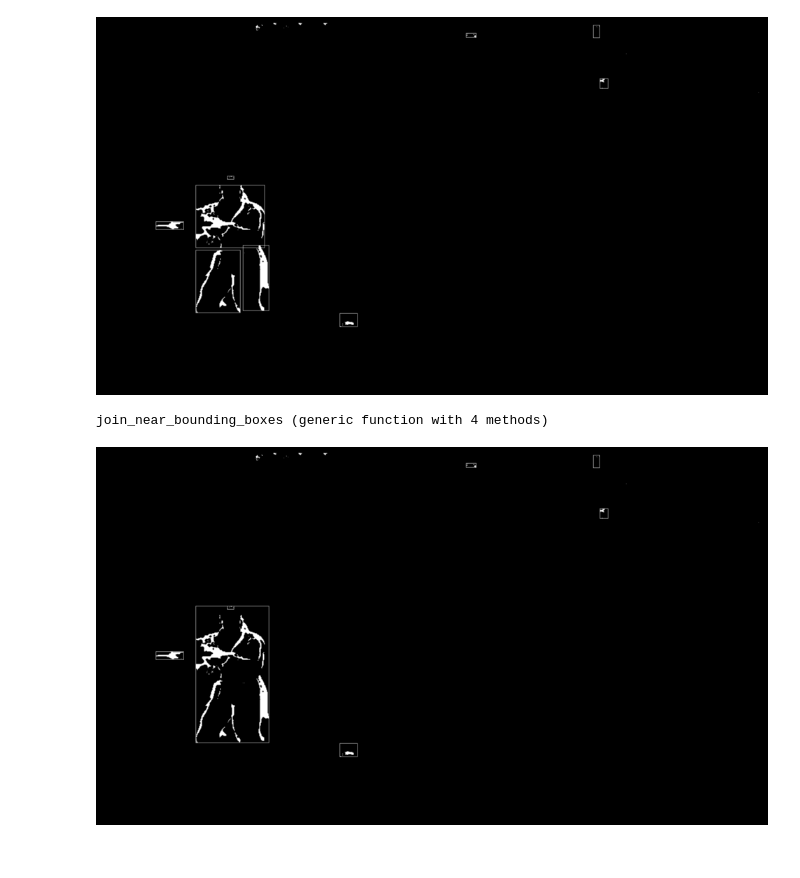
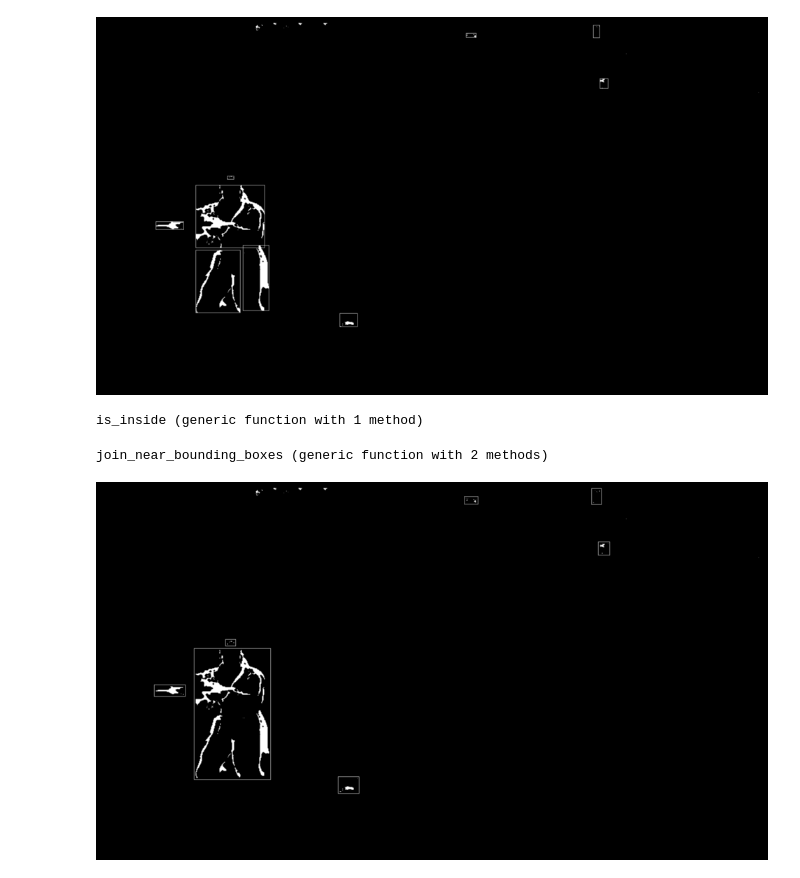
Before and after one commit to santidelgadof/AA, a Jupyter notebook: contornos.ipynb, the cells around one changed output. Saved outputs shown, nothing was run; the diff lists cells and outputs as text; code cells hidden in the pictures.

Commit message:
Arreglado error bounding unidas

```diff
--- a/contornos.ipynb
+++ b/contornos.ipynb
@@ -293,6 +293,40 @@ reduced_boxes= reduce_bounding_boxes(merged_boxes,15)
 img_bound = draw_bounding_boxes(reduced_boxes, img_erosion1, 1)
 # %% [output]
 [figure]
+# %%
+function remove_nested_boxes(bounding_boxes::Vector{T}) where T<:Tuple
+    # Creamos una lista para almacenar las bounding boxes que no están dentro de otras
+    non_nested_boxes = Vector{T}()
+
+    # Iteramos sobre todas las bounding boxes
+    for box1 in bounding_boxes
+        nested = false
+
+        # Verificamos si la bounding box actual está dentro de otra
+        for box2 in bounding_boxes
+            if box1 != box2 && is_inside(box1, box2)
+                nested = true
+                break
+            end
+        end
+
+        # Si la bounding box no está dentro de ninguna otra, la agregamos a la lista
+        if !nested
+            push!(non_nested_boxes, box1)
+        end
+    end
+
+    return non_nested_boxes
+end
+
+# Función auxiliar para verificar si una bounding box está completamente contenida dentro de otra
+function is_inside(box1, box2)
+    x1, y1, x2, y2 = box1
+    x3, y3, x4, y4 = box2
+    return x1 >= x3 && y1 >= y3 && x2 <= x4 && y2 <= y4
+end
+# %% [output]
+is_inside (generic function with 1 method)
 # %%
 function join_near_bounding_boxes(bounding_boxes_list::Vector{T}, img, threshold, color, increase_factor) where T<:Tuple
     # Creamos una lista para almacenar las bounding boxes unidas
@@ -347,14 +381,16 @@ function join_near_bounding_boxes(bounding_boxes_list::Vector{T}, img, threshold
         end
     end
 
+    joined_boxes = remove_nested_boxes(joined_boxes)
+
     # Dibujamos las bounding boxes unidas en la imagen utilizando la función existente
     image_with_joined_boxes = draw_bounding_boxes(joined_boxes, img, color)
 
     return image_with_joined_boxes
 end
 # %% [output]
-join_near_bounding_boxes (generic function with 4 methods)
+join_near_bounding_boxes (generic function with 2 methods)
 # %%
-img_unida = join_near_bounding_boxes(reduced_boxes, img_erosion1, 20, 1)
+img_unida = join_near_bounding_boxes(reduced_boxes, img_erosion1, 5, 1, 5)
 # %% [output]
-[figure, old version]
+[figure, new version]
```
